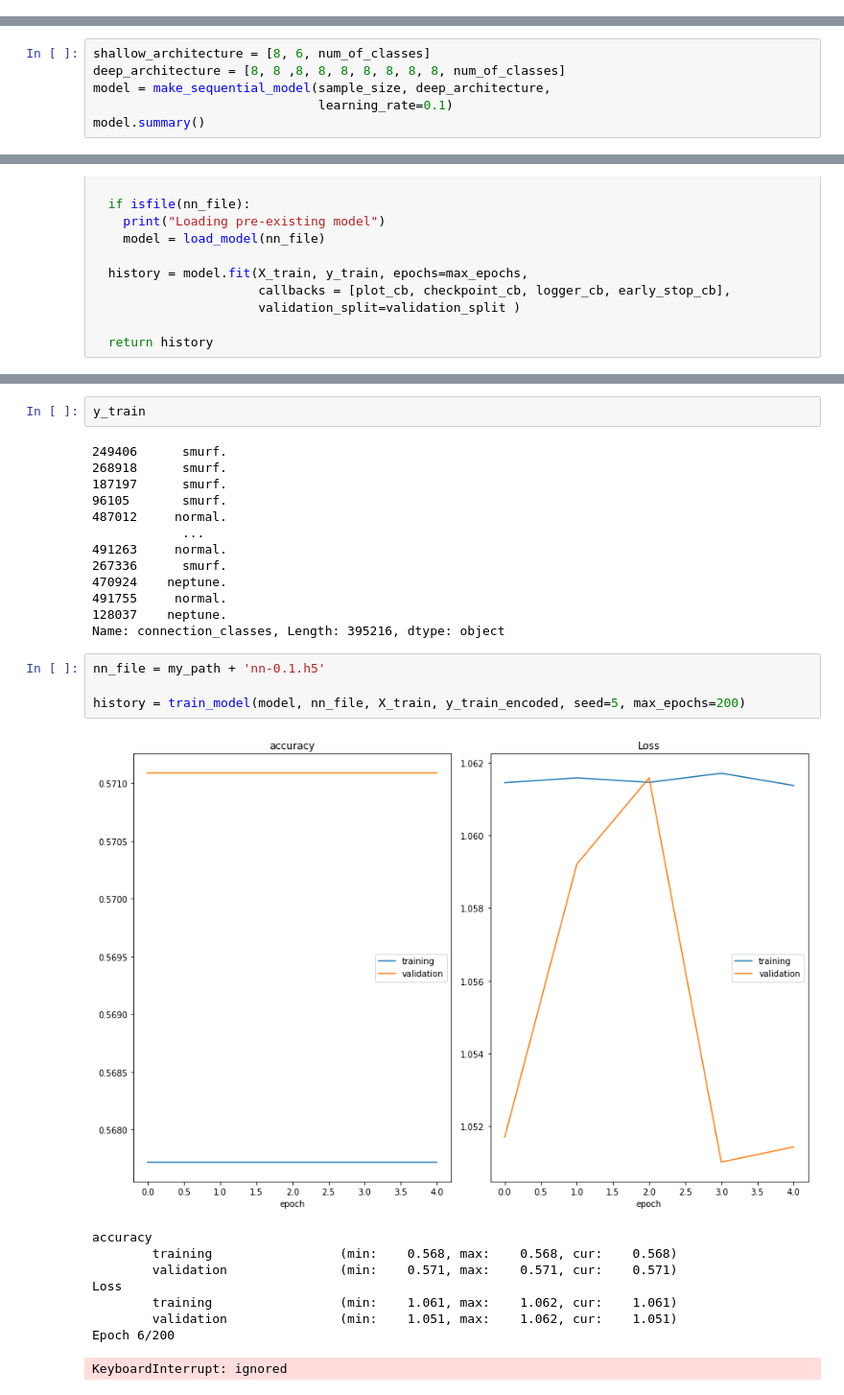
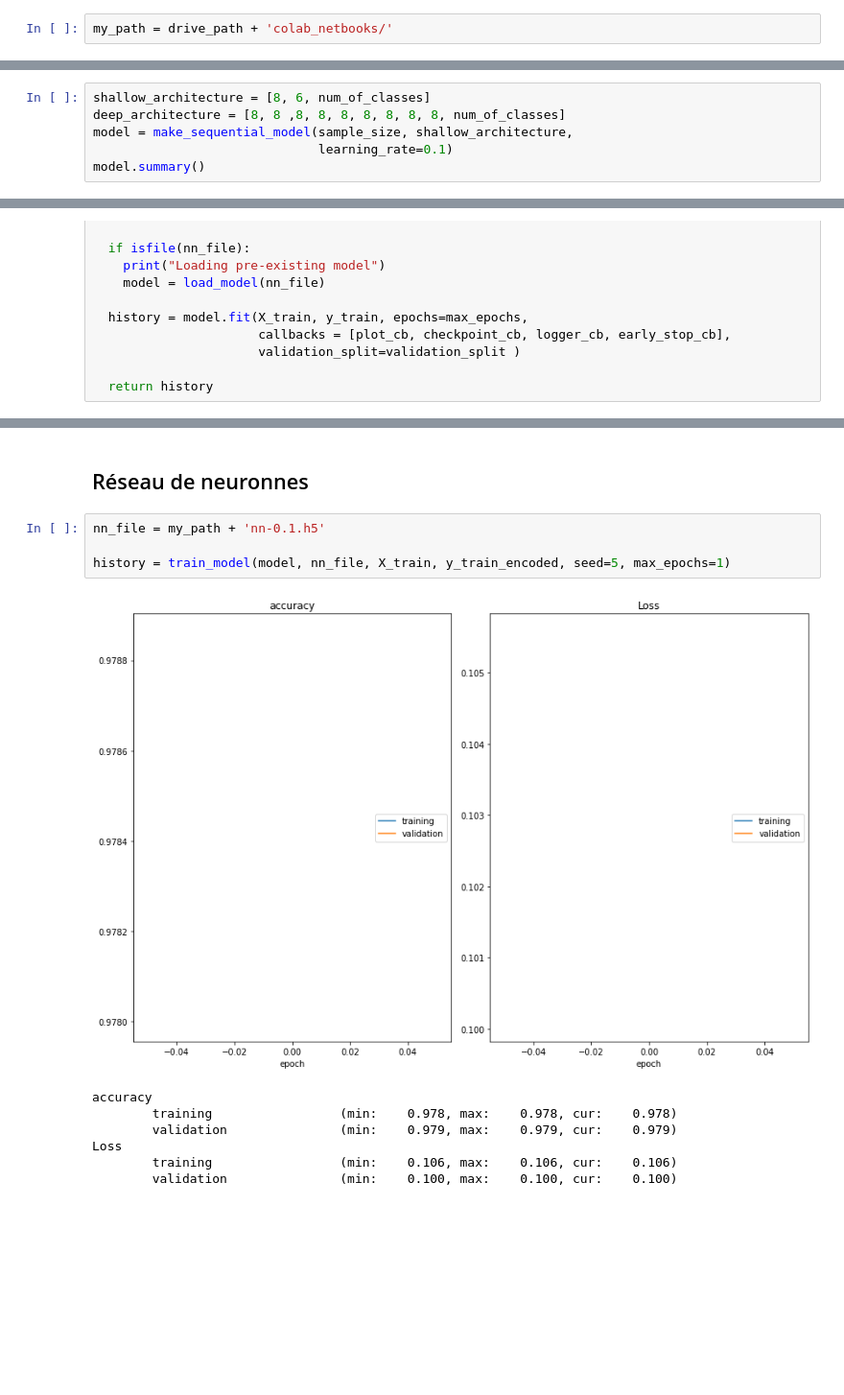
Before and after one commit to mohamed-chamrouk/projet_AIR, a Jupyter notebook: projet_AIR-Neural_Network.ipynb, the cells around one changed output, grey strips where cells are left out. Shown: that part at 96% size. Drawn from its saved outputs; the diff is of its cells as text; blank space fills up the shorter version.

```diff
--- a/projet_AIR-Neural_Network.ipynb
+++ b/projet_AIR-Neural_Network.ipynb
@@ -97,5 +95,7 @@ my_path = drive_path + \
 # %% [output]
 Mounted at /content/gdrive
+# %%
+my_path = drive_path + 'colab_netbooks/'
 # %% [markdown]
 Now let's get the dataset and read it as a csv
 # %%
@@ -327,7 +329,7 @@ def make_sequential_model(sample_size, layer_sizes,
 # %%
 shallow_architecture = [8, 6, num_of_classes]
 deep_architecture = [8, 8 ,8, 8, 8, 8, 8, 8, 8, num_of_classes]
-model = make_sequential_model(sample_size, deep_architecture,
+model = make_sequential_model(sample_size, shallow_architecture,
                               learning_rate=0.1)
 model.summary()
 # %% [output]
@@ -474,29 +453,14 @@ y_train_encoded
-# %%
-y_train
-# %% [output]
-249406      smurf.
-268918      smurf.
-187197      smurf.
-96105       smurf.
-487012     normal.
-            ...
-491263     normal.
-267336      smurf.
-470924    neptune.
-491755     normal.
-128037    neptune.
-Name: connection_classes, Length: 395216, dtype: object
+# %% [markdown]
+## Réseau de neuronnes
 # %%
 nn_file = my_path + 'nn-0.1.h5'
 
-history = train_model(model, nn_file, X_train, y_train_encoded, seed=5, max_epochs=200)
+history = train_model(model, nn_file, X_train, y_train_encoded, seed=5, max_epochs=1)
 # %% [output]
-[figure, old version]
+[figure, new version]
 accuracy
-        training                 (min:    0.568, max:    0.568, cur:    0.568)
-        validation               (min:    0.571, max:    0.571, cur:    0.571)
+        training                 (min:    0.978, max:    0.978, cur:    0.978)
+        validation               (min:    0.979, max:    0.979, cur:    0.979)
 Loss
-        training                 (min:    1.061, max:    1.062, cur:    1.061)
-        validation               (min:    1.051, max:    1.062, cur:    1.051)
-Epoch 6/200
+        training                 (min:    0.106, max:    0.106, cur:    0.106)
+        validation               (min:    0.100, max:    0.100, cur:    0.100)
-KeyboardInterrupt: ignored
```
Also changed, not shown: parts of 10 cells of this notebook.
